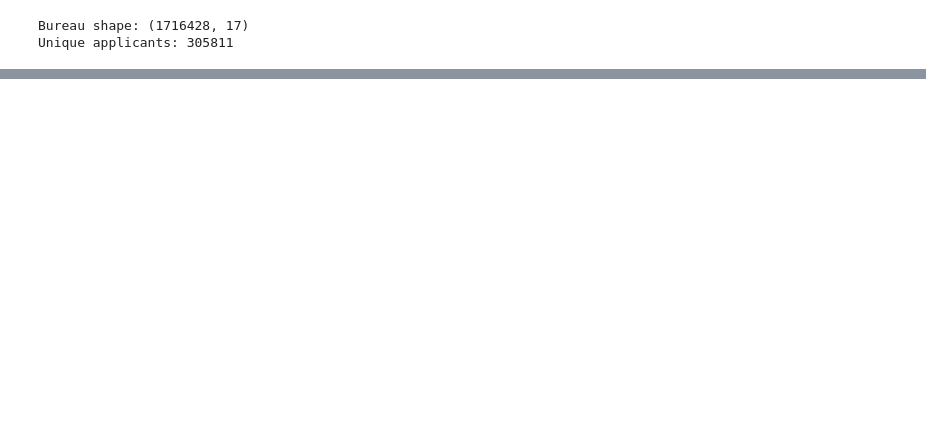
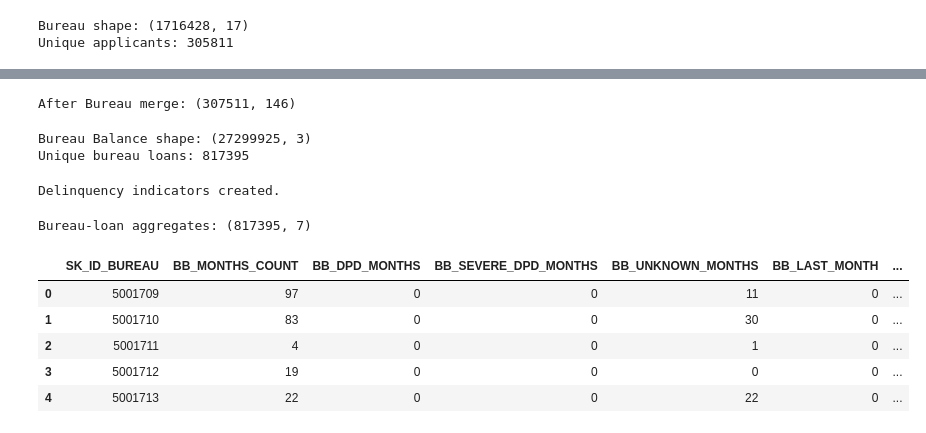
Before and after one commit to arnavanand2005/AI---Finance-Research-Project, a Jupyter notebook: notebooks/03_Feature_Engineering.ipynb, the cells around one changed output, grey strips where cells are left out. Cells and saved outputs as stored; diff of their text form; code cells hidden in the pictures; blank space fills up the shorter version.

```diff
--- a/notebooks/03_Feature_Engineering.ipynb
+++ b/notebooks/03_Feature_Engineering.ipynb
@@ -300,0 +131,68 @@ The engineered training, validation, and test datasets were saved for use during
+# %%
+df = df.merge(
+    bureau_agg,
+    on="SK_ID_CURR",
+    how="left"
+)
+
+print("After Bureau merge:", df.shape)
+# %% [output]
+After Bureau merge: (307511, 146)
+# %%
+bureau_balance = pd.read_csv(
+    "../data/bureau_balance.csv"
+)
+
+print("Bureau Balance shape:", bureau_balance.shape)
+print(
+    "Unique bureau loans:",
+    bureau_balance["SK_ID_BUREAU"].nunique()
+)
+# %% [output]
+Bureau Balance shape: (27299925, 3)
+Unique bureau loans: 817395
+# %%
+bureau_balance["STATUS"] = bureau_balance["STATUS"].astype(str)
+
+bureau_balance["BB_DPD_FLAG"] = bureau_balance["STATUS"].isin(
+    ["1", "2", "3", "4", "5"]
+).astype(int)
+
+bureau_balance["BB_SEVERE_DPD_FLAG"] = bureau_balance["STATUS"].isin(
+    ["3", "4", "5"]
+).astype(int)
+
+bureau_balance["BB_UNKNOWN_FLAG"] = (
+    bureau_balance["STATUS"] == "X"
+).astype(int)
+
+print("Delinquency indicators created.")
+# %% [output]
+Delinquency indicators created.
+# %%
+bureau_balance_agg = bureau_balance.groupby(
+    "SK_ID_BUREAU"
+).agg(
+    BB_MONTHS_COUNT=("MONTHS_BALANCE", "count"),
+
+    BB_DPD_MONTHS=("BB_DPD_FLAG", "sum"),
+
+    BB_SEVERE_DPD_MONTHS=("BB_SEVERE_DPD_FLAG", "sum"),
+
+    BB_UNKNOWN_MONTHS=("BB_UNKNOWN_FLAG", "sum"),
+
+    BB_LAST_MONTH=("MONTHS_BALANCE", "max"),
+
+    BB_HISTORY_LENGTH=("MONTHS_BALANCE", "min")
+).reset_index()
+
+print("Bureau-loan aggregates:", bureau_balance_agg.shape)
+bureau_balance_agg.head()
+# %% [output]
+Bureau-loan aggregates: (817395, 7)
+|  | SK_ID_BUREAU | BB_MONTHS_COUNT | BB_DPD_MONTHS | BB_SEVERE_DPD_MONTHS | BB_UNKNOWN_MONTHS | BB_LAST_MONTH | ... |
+| 0 | 5001709 | 97 | 0 | 0 | 11 | 0 | ... |
+| 1 | 5001710 | 83 | 0 | 0 | 30 | 0 | ... |
+| 2 | 5001711 | 4 | 0 | 0 | 1 | 0 | ... |
+| 3 | 5001712 | 19 | 0 | 0 | 0 | 0 | ... |
+| 4 | 5001713 | 22 | 0 | 0 | 22 | 0 | ... |
```
Also changed, not shown: parts of 67 cells of this notebook, 4 other files.
